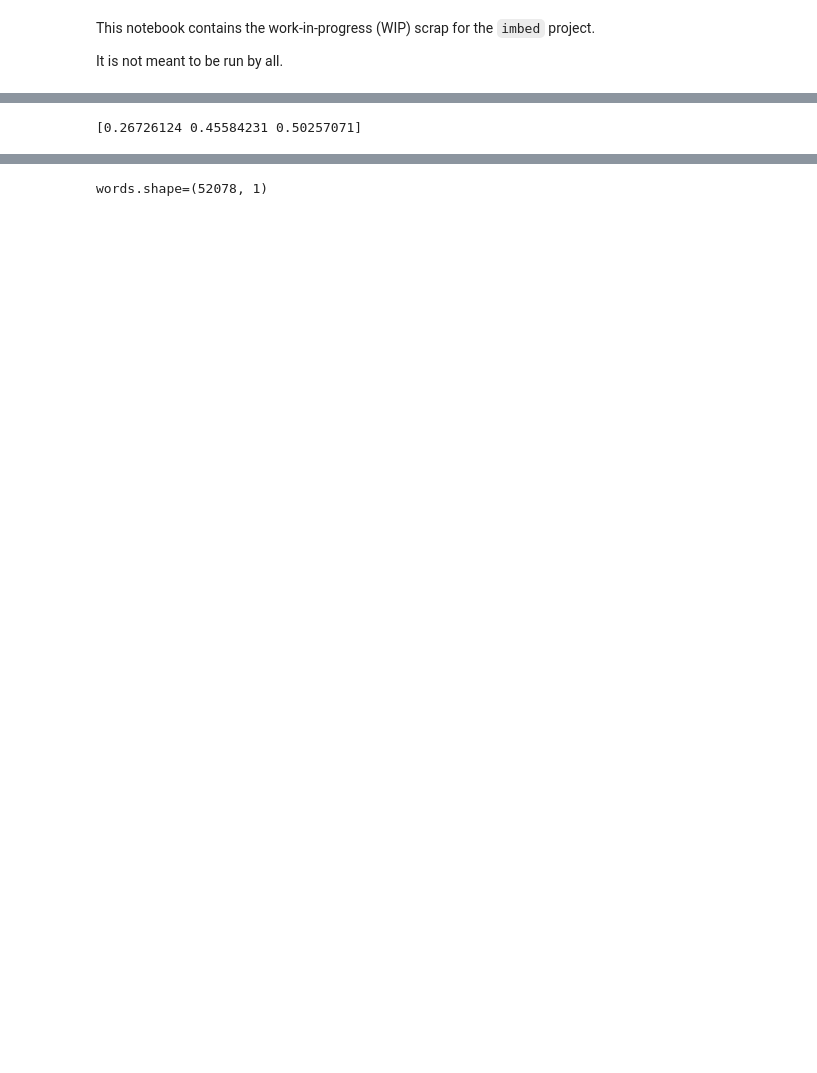
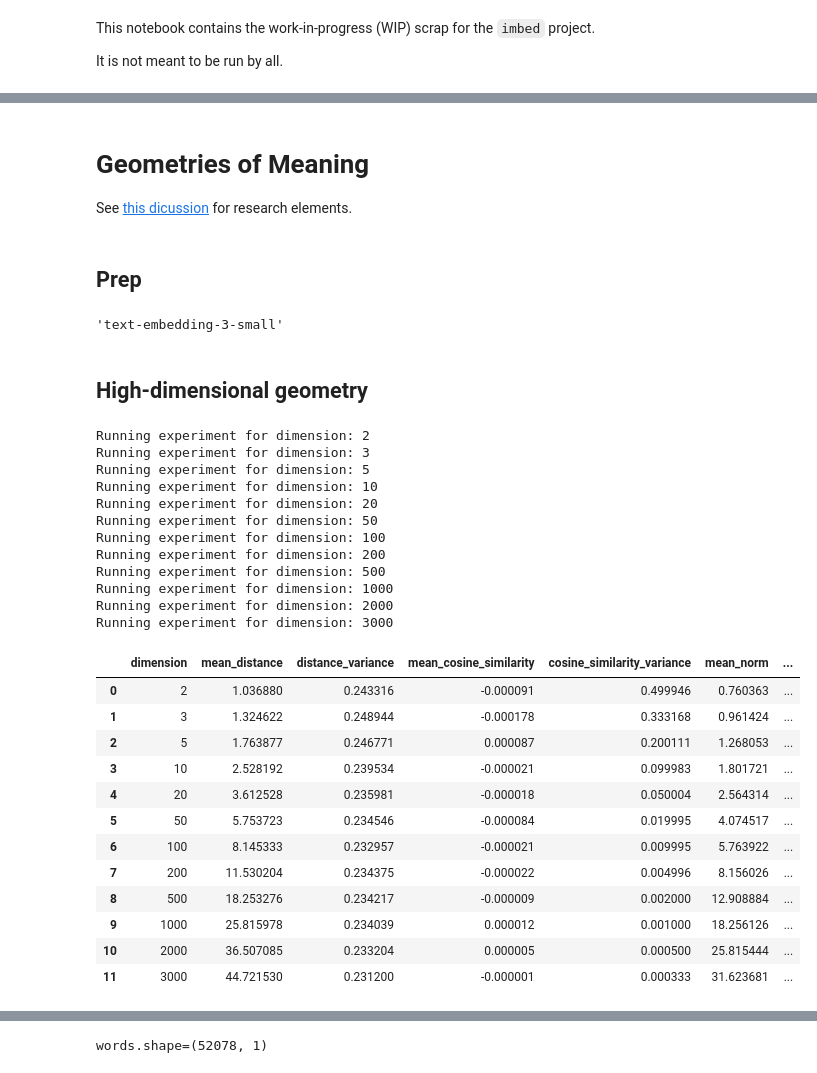
Before and after one commit to thorwhalen/imbed, a Jupyter notebook: misc/imbed_vector_mining.ipynb, the cells around one changed output, grey strips where cells are left out. Saved outputs shown, nothing was run; the diff lists cells and outputs as text; code cells hidden in the pictures; blank space fills up the shorter version.

Commit message:
chore: refactoring imbed stuff

```diff
--- a/misc/imbed_vector_mining.ipynb
+++ b/misc/imbed_vector_mining.ipynb
@@ -70,7 +5,46 @@ print(cosine_similarity(u, v))  # Output: 0.9746318461970762
-# %%
-u = [[1, 2, 3], [4, 5, 6], [7, 8, 9]]
-v = [1, 0, 0]
-print(cosine_similarity(u, v))
-# Output: [0.26726124 0.45584231 0.50257071]
-# %% [output]
-[0.26726124 0.45584231 0.50257071]
+# %% [markdown]
+# Geometries of Meaning
+
+See [this dicussion](https://github.com/thorwhalen/imbed/discussions/8) for research elements.
+# %% [markdown]
+## Prep
+# %%
+import oa
+dir(oa)
+oa.DFLT_EMBEDDINGS_MODEL
+# %% [output]
+'text-embedding-3-small'
+# %% [markdown]
+## High-dimensional geometry
+# %%
+from idiom.high_dimensional_stats import run_high_dim_experiment
+
+df = run_high_dim_experiment()
+
+df
+# %% [output]
+Running experiment for dimension: 2
+Running experiment for dimension: 3
+Running experiment for dimension: 5
+Running experiment for dimension: 10
+Running experiment for dimension: 20
+Running experiment for dimension: 50
+Running experiment for dimension: 100
+Running experiment for dimension: 200
+Running experiment for dimension: 500
+Running experiment for dimension: 1000
+Running experiment for dimension: 2000
+Running experiment for dimension: 3000
+|  | dimension | mean_distance | distance_variance | mean_cosine_similarity | cosine_similarity_variance | mean_norm | ... |
+| 0 | 2 | 1.036880 | 0.243316 | -0.000091 | 0.499946 | 0.760363 | ... |
+| 1 | 3 | 1.324622 | 0.248944 | -0.000178 | 0.333168 | 0.961424 | ... |
+| 2 | 5 | 1.763877 | 0.246771 | 0.000087 | 0.200111 | 1.268053 | ... |
+| 3 | 10 | 2.528192 | 0.239534 | -0.000021 | 0.099983 | 1.801721 | ... |
+| 4 | 20 | 3.612528 | 0.235981 | -0.000018 | 0.050004 | 2.564314 | ... |
+| 5 | 50 | 5.753723 | 0.234546 | -0.000084 | 0.019995 | 4.074517 | ... |
+| 6 | 100 | 8.145333 | 0.232957 | -0.000021 | 0.009995 | 5.763922 | ... |
+| 7 | 200 | 11.530204 | 0.234375 | -0.000022 | 0.004996 | 8.156026 | ... |
+| 8 | 500 | 18.253276 | 0.234217 | -0.000009 | 0.002000 | 12.908884 | ... |
+| 9 | 1000 | 25.815978 | 0.234039 | 0.000012 | 0.001000 | 18.256126 | ... |
+| 10 | 2000 | 36.507085 | 0.233204 | 0.000005 | 0.000500 | 25.815444 | ... |
+| 11 | 3000 | 44.721530 | 0.231200 | -0.000001 | 0.000333 | 31.623681 | ... |
```
Also changed, not shown: parts of 33 cells of this notebook, 12 other files.
